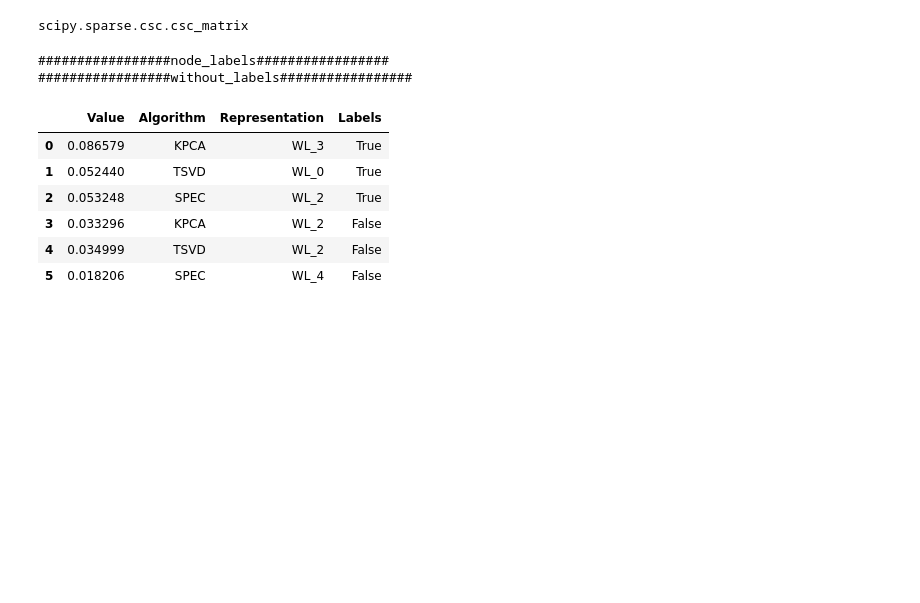
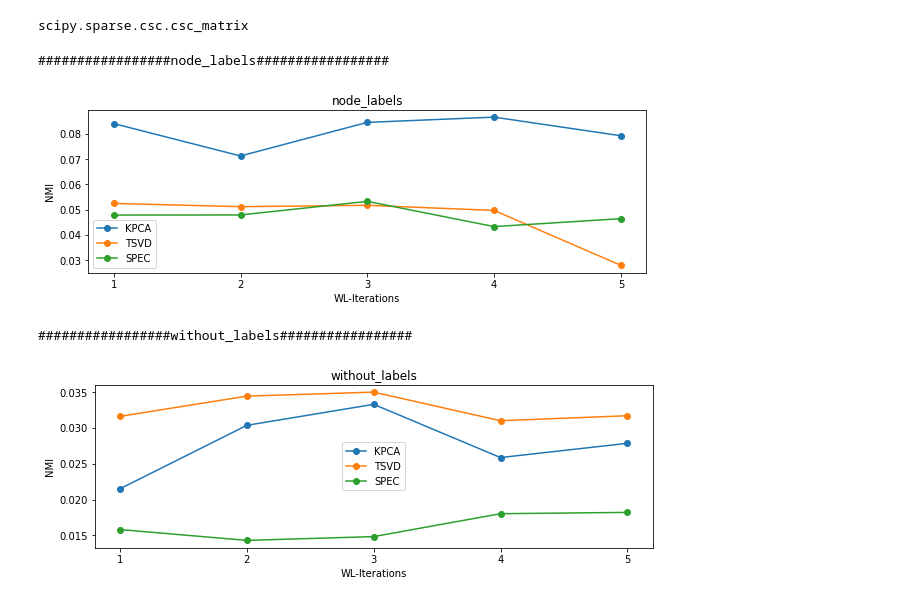
Before and after one commit to markkod/pc3-enzymes, a Jupyter notebook: exploratory_da_2.ipynb, the cells around one changed output. Drawn from its saved outputs; the diff is of its cells as text; code cells hidden in the pictures; blank space fills up the shorter version.

Commit message:
comparison plots for nmi kpca, tsvd, spec

```diff
--- a/exploratory_da_2.ipynb
+++ b/exploratory_da_2.ipynb
@@ -364,52 +364,31 @@ print(ke.linear_svm_evaluation(normalized, classes, num_repetitions=10, all_std=
 #eval_all(data)
 # %%
 algorithms = ["KPCA", "TSVD", "SPEC"]
-best_nmi = {
-    'Value' : [],
-    'Algorithm' : [],
-    'Representation' : [],
-    'Labels' : []
-}
 for version in ["node_labels", "without_labels"]:
     print(f"#################{version}#################")
     all_nmi = {}
 
     for algorithm in algorithms:
         path_i = os.path.join('kernels', version, f'{algorithm}.csv')
         nmi_df = pd.read_csv(path_i, index_col=0)
         all_nmi[algorithm] = nmi_df['ENZYMES']
 
         max_nmi = nmi_df['ENZYMES'].max()
         max_nmi_id = nmi_df['ENZYMES'].idxmax()
 
-        best_nmi['Algorithm'].append(algorithm)
-        best_nmi['Value'].append(max_nmi)
-        best_nmi['Representation'].append(f'WL_{max_nmi_id}')
-        best_nmi['Labels'].append(version == 'node_labels')
-
-
-    # all_nmi_df = pd.DataFrame.from_dict(all_nmi)
+    all_nmi_df = pd.DataFrame.from_dict(all_nmi)
     # print(all_nmi_df)
 
-    # fig, ax = plt.subplots(figsize=(10,3))
-    # ax.set_ylabel("NMI")
-    # ax.set_xlabel("WL-Iterations")
-    # ax.set_xticks([0,1,2,3,4,5,6])
-    # ax.set_xticklabels([1,2,3,4,5, 'graphlet', 'shortestpath'])
-    # ax.set_title(version)
-    # all_nmi_df.plot(marker="o", ax=ax)
-    # plt.show()
+    fig, ax = plt.subplots(figsize=(10,3))
+    ax.set_ylabel("NMI")
+    ax.set_xlabel("WL-Iterations")
+    ax.set_xticks([0,1,2,3,4,5,6])
+    ax.set_xticklabels([1,2,3,4,5, 'graphlet', 'shortestpath'])
+    ax.set_title(version)
+    all_nmi_df.plot(marker="o", ax=ax)
+    plt.show()
 # %% [output]
 #################node_labels#################
-#################without_labels#################
+[figure, added]
+#################without_labels#################
+[figure, added]
-# %%
-best_df_nmi = pd.DataFrame(best_nmi)
-best_df_nmi
-# %% [output]
-|  | Value | Algorithm | Representation | Labels |
-| 0 | 0.086579 | KPCA | WL_3 | True |
-| 1 | 0.052440 | TSVD | WL_0 | True |
-| 2 | 0.053248 | SPEC | WL_2 | True |
-| 3 | 0.033296 | KPCA | WL_2 | False |
-| 4 | 0.034999 | TSVD | WL_2 | False |
-| 5 | 0.018206 | SPEC | WL_4 | False |
```
Also changed, not shown: parts of 5 cells of this notebook.
